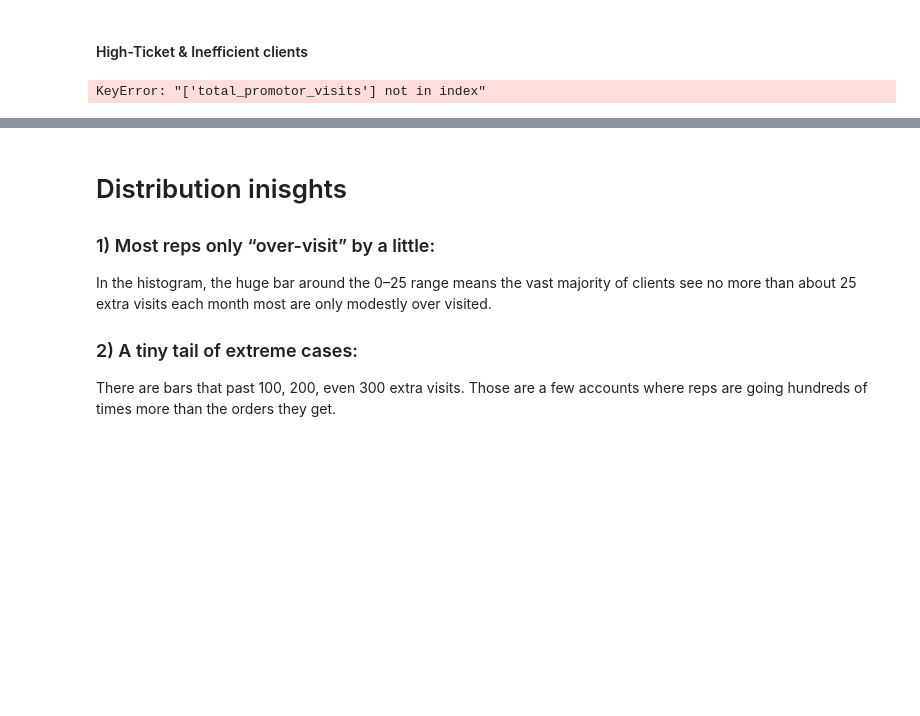
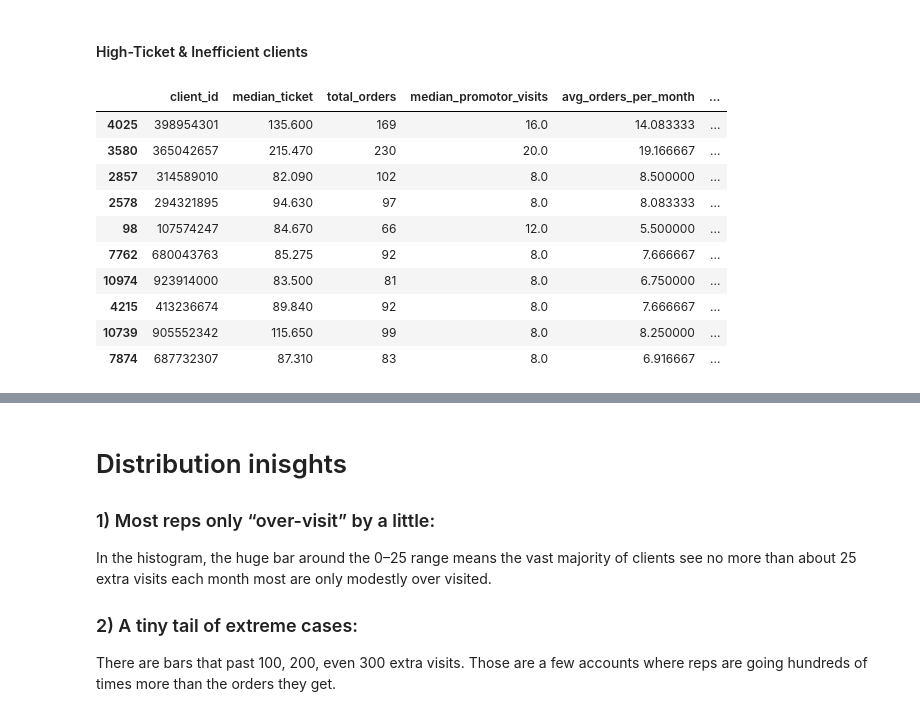
Before and after one commit to adriansotomora/capstone_project, a Jupyter notebook: scripts/eda_sebas.ipynb, the cells around one changed output, grey strips where cells are left out. Drawn from its saved outputs; the diff is of its cells as text; code cells hidden in the pictures; blank space fills up the shorter version.

```diff
--- a/scripts/eda_sebas.ipynb
+++ b/scripts/eda_sebas.ipynb
@@ -59,27 +74,37 @@ plt.show()
 #### High-Ticket & Inefficient clients
 # %%
 # Filter High-Value & Inefficient clients
-hv_ineff = clients[clients['quadrant'] == 'HighTicket_Inefficient'].copy()
+hv_ineff = clients[clients['class'] == 'HighTicket_Inefficient'].copy()
 
 # Build the reporting table
 df_hv_ineff = hv_ineff.reset_index()[[
     'client_id',
-    'median_ticket_year',
+    'median_ticket',
     'total_orders',
-    'total_promotor_visits',
+    'median_promotor_visits',
     'avg_orders_per_month',
     'avg_visits_per_month',
     'visit_order_gap',
     'inefficiency_cost',
     'total_profit',
     'profit_per_visit',
     'opportunity_cost'
 ]].sort_values('opportunity_cost', ascending=False)
 
 # Display first 10 rows
 df_hv_ineff.head(10)
 # %% [output]
-KeyError: "['total_promotor_visits'] not in index"
+|  | client_id | median_ticket | total_orders | median_promotor_visits | avg_orders_per_month | ... |
+| 4025 | 398954301 | 135.600 | 169 | 16.0 | 14.083333 | ... |
+| 3580 | 365042657 | 215.470 | 230 | 20.0 | 19.166667 | ... |
+| 2857 | 314589010 | 82.090 | 102 | 8.0 | 8.500000 | ... |
+| 2578 | 294321895 | 94.630 | 97 | 8.0 | 8.083333 | ... |
+| 98 | 107574247 | 84.670 | 66 | 12.0 | 5.500000 | ... |
+| 7762 | 680043763 | 85.275 | 92 | 8.0 | 7.666667 | ... |
+| 10974 | 923914000 | 83.500 | 81 | 8.0 | 6.750000 | ... |
+| 4215 | 413236674 | 89.840 | 92 | 8.0 | 7.666667 | ... |
+| 10739 | 905552342 | 115.650 | 99 | 8.0 | 8.250000 | ... |
+| 7874 | 687732307 | 87.310 | 83 | 8.0 | 6.916667 | ... |
 # %%
 worst_client =int(df_hv_ineff.iloc[0].client_id)
 print(f'Client with most opportunity cost: {worst_client}')
```
Also changed, not shown: parts of 6 cells of this notebook, 3 other files.
